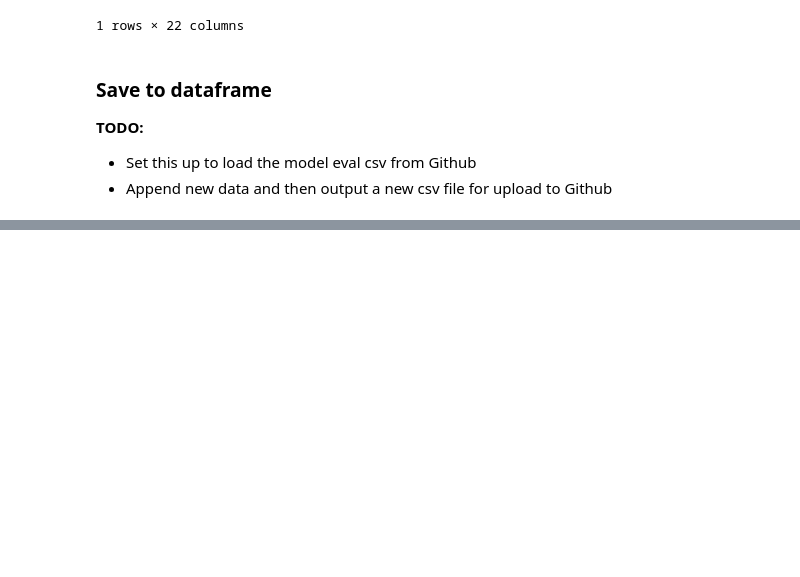
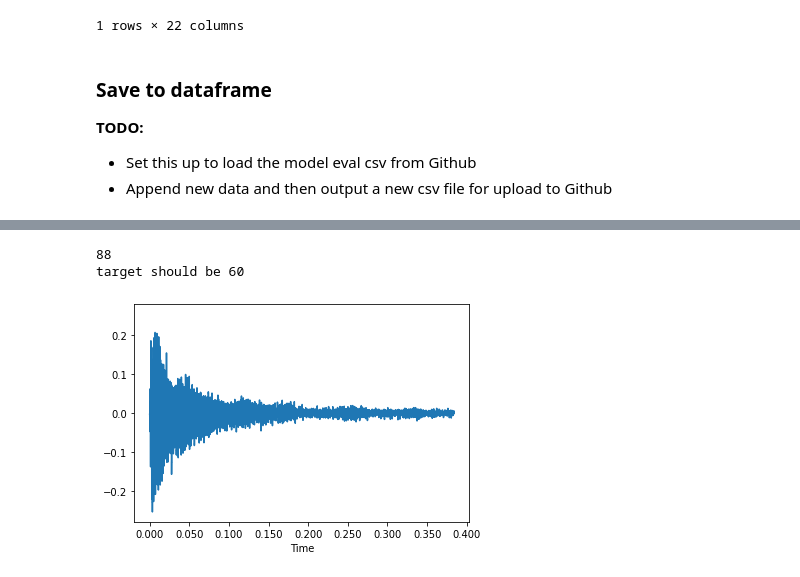
Before and after one commit to malloyca/steelpan-pitch-private, a Jupyter notebook: onset-pitch/steelpan_onset.ipynb, the cells around one changed output, grey strips where cells are left out. Cells and saved outputs as stored; diff of their text form; code cells hidden in the pictures; blank space fills up the shorter version.

```diff
--- a/onset-pitch/steelpan_onset.ipynb
+++ b/onset-pitch/steelpan_onset.ipynb
@@ -1899,0 +2032,52 @@ pd.DataFrame.from_dict(model.history.history).to_csv(
+# %%
+split_audio = []
+
+def split_andy_narell_dataset(x, splits, samplerate=16000, step_size=10,
+                              onset=False, onset_length=0.05):
+
+  # organize by target
+
+  full_estimations = []
+  full_targets = []
+
+  split_count = 0
+
+  for idx in range(len(splits)):
+    # split audio
+    split_audio = x[splits[idx][0]:splits[idx][1]]
+    # trim silence
+    split_audio, _ = librosa.effects.trim(split_audio, top_db=60,
+                                          frame_length=128, hop_length=64)
+
+    # calculate target
+    target = (idx // 8) + 60 # 8 hits per note, starting at midi note 60, moving upwards chromatically
+
+    # get predictions for audio split
+    split_estimations =steelpan_crepe_pred_audio(split_audio,
+                                                 model_samplerate=samplerate,
+                                                 frame_size=frame_size,
+                                                 step_size=step_size,
+                                                 onset=onset,
+                                                 onset_length=onset_length,
+                                                 threshold_pow=1e-06)
+
+    full_estimations.append(split_estimations)
+    targets = [target for _ in range(len(split_estimations))]
+    full_targets.append(targets)
+
+    split_count += 1
+    if split_count % 25 == 0:
+      print(f'Progress: {split_count}/{len(splits)+1} processed')
+    break
+
+  full_estimations = np.concatenate(full_estimations)
+  full_targets = np.concatenate(full_targets)
+  print(f' Progress: {split_count}/{len(splits)+1}')
+
+  return full_estimations, full_targets
+
+split_andy_narell_dataset(andy_narell_full_audio, non_mute_sections)
+# %% [output]
+88
+target should be 60
+[figure, added]
```
Also changed, not shown: parts of 13 cells of this notebook.
